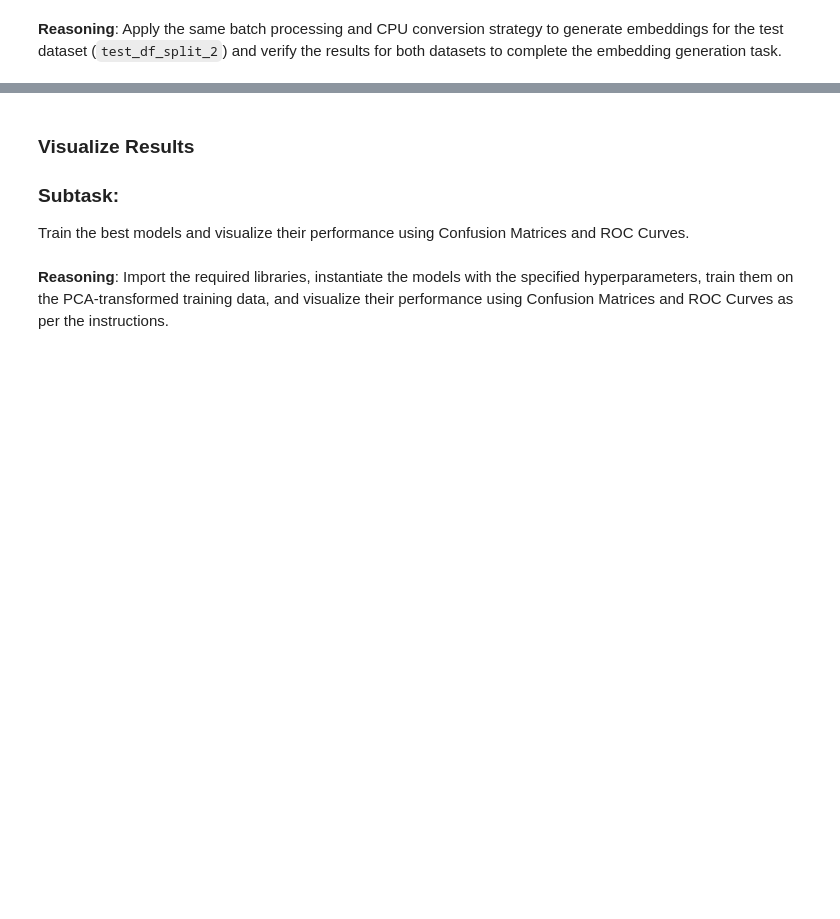
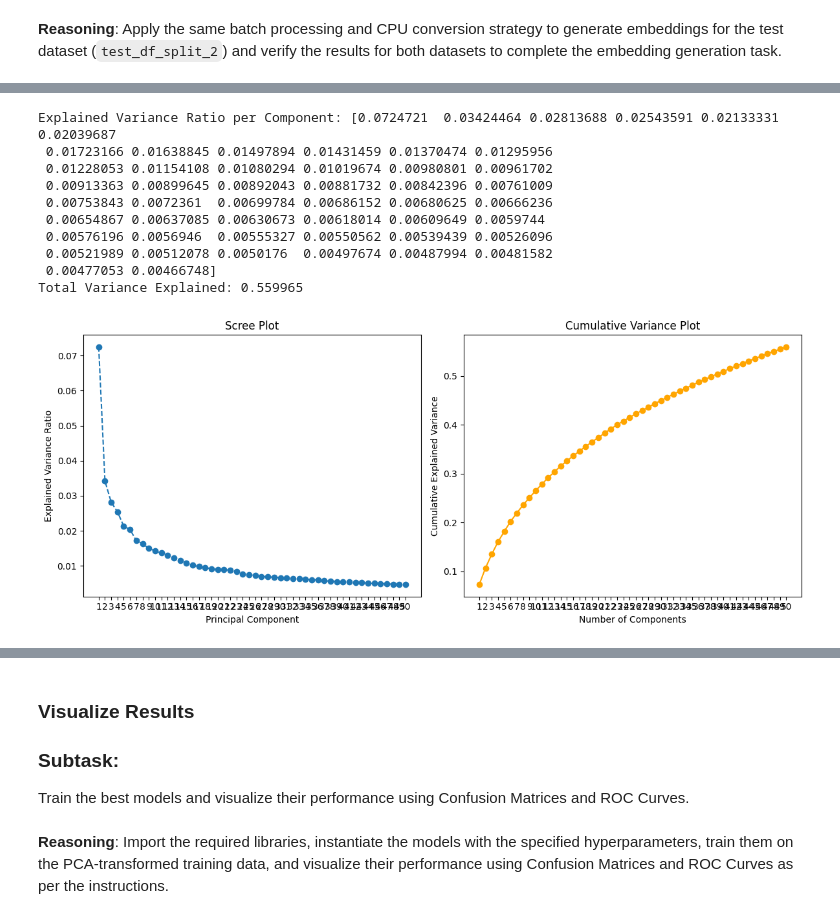
Before and after one commit to adv-11/ml-guardrails-project, a Jupyter notebook: input_guardrails/prompt_injection/prompt_injection.ipynb, the cells around one changed output, grey strips where cells are left out. Cells and saved outputs as stored; diff of their text form; code cells hidden in the pictures; blank space fills up the shorter version.

```diff
--- a/input_guardrails/prompt_injection/prompt_injection.ipynb
+++ b/input_guardrails/prompt_injection/prompt_injection.ipynb
@@ -750,0 +626,17 @@ Using the best hyperparameters identified (`C=10` for Logistic Regression; `C=0.
+# %%
+from sklearn.decomposition import PCA
+import pandas as pd
+
+#  PCA with 50 components
+pca = PCA(n_components=50)
+
+# fit and transform the embeddings
+X_pca = pca.fit_transform(X_embeddings)
+
+# Dynamic column names for 50 components
+columns = [f'PC{i+1}' for i in range(50)]
+pca_df = pd.DataFrame(data=X_pca, columns=columns)
+
+pca_df['label'] = train_df_split_2['label'].values
+
+pca_df
@@ -750,0 +657,40 @@ Using the best hyperparameters identified (`C=10` for Logistic Regression; `C=0.
+# %%
+print("Explained Variance Ratio per Component:", pca.explained_variance_ratio_)
+print("Total Variance Explained:", sum(pca.explained_variance_ratio_))
+
+import matplotlib.pyplot as plt
+import numpy as np
+
+# Plotting the Scree Plot and Cumulative Variance Plot
+plt.figure(figsize=(12, 5))
+
+# Scree Plot
+plt.subplot(1, 2, 1)
+plt.plot(range(1, len(pca.explained_variance_ratio_) + 1), pca.explained_variance_ratio_, marker='o', linestyle='--')
+plt.title('Scree Plot')
+plt.xlabel('Principal Component')
+plt.ylabel('Explained Variance Ratio')
+plt.xticks(range(1, len(pca.explained_variance_ratio_) + 1))
+
+# Cumulative Variance Plot
+plt.subplot(1, 2, 2)
+plt.plot(range(1, len(pca.explained_variance_ratio_) + 1), np.cumsum(pca.explained_variance_ratio_), marker='o', linestyle='-', color='orange')
+plt.title('Cumulative Variance Plot')
+plt.xlabel('Number of Components')
+plt.ylabel('Cumulative Explained Variance')
+plt.xticks(range(1, len(pca.explained_variance_ratio_) + 1))
+
+plt.tight_layout()
+plt.show()
+# %% [output]
+Explained Variance Ratio per Component: [0.0724721  0.03424464 0.02813688 0.02543591 0.02133331 0.02039687
+ 0.01723166 0.01638845 0.01497894 0.01431459 0.01370474 0.01295956
+ 0.01228053 0.01154108 0.01080294 0.01019674 0.00980801 0.00961702
+ 0.00913363 0.00899645 0.00892043 0.00881732 0.00842396 0.00761009
+ 0.00753843 0.0072361  0.00699784 0.00686152 0.00680625 0.00666236
+ 0.00654867 0.00637085 0.00630673 0.00618014 0.00609649 0.0059744
+ 0.00576196 0.0056946  0.00555327 0.00550562 0.00539439 0.00526096
+ 0.00521989 0.00512078 0.0050176  0.00497674 0.00487994 0.00481582
+ 0.00477053 0.00466748]
+Total Variance Explained: 0.559965
+[figure, added]
```
Also changed, not shown: parts of 65 cells of this notebook.
